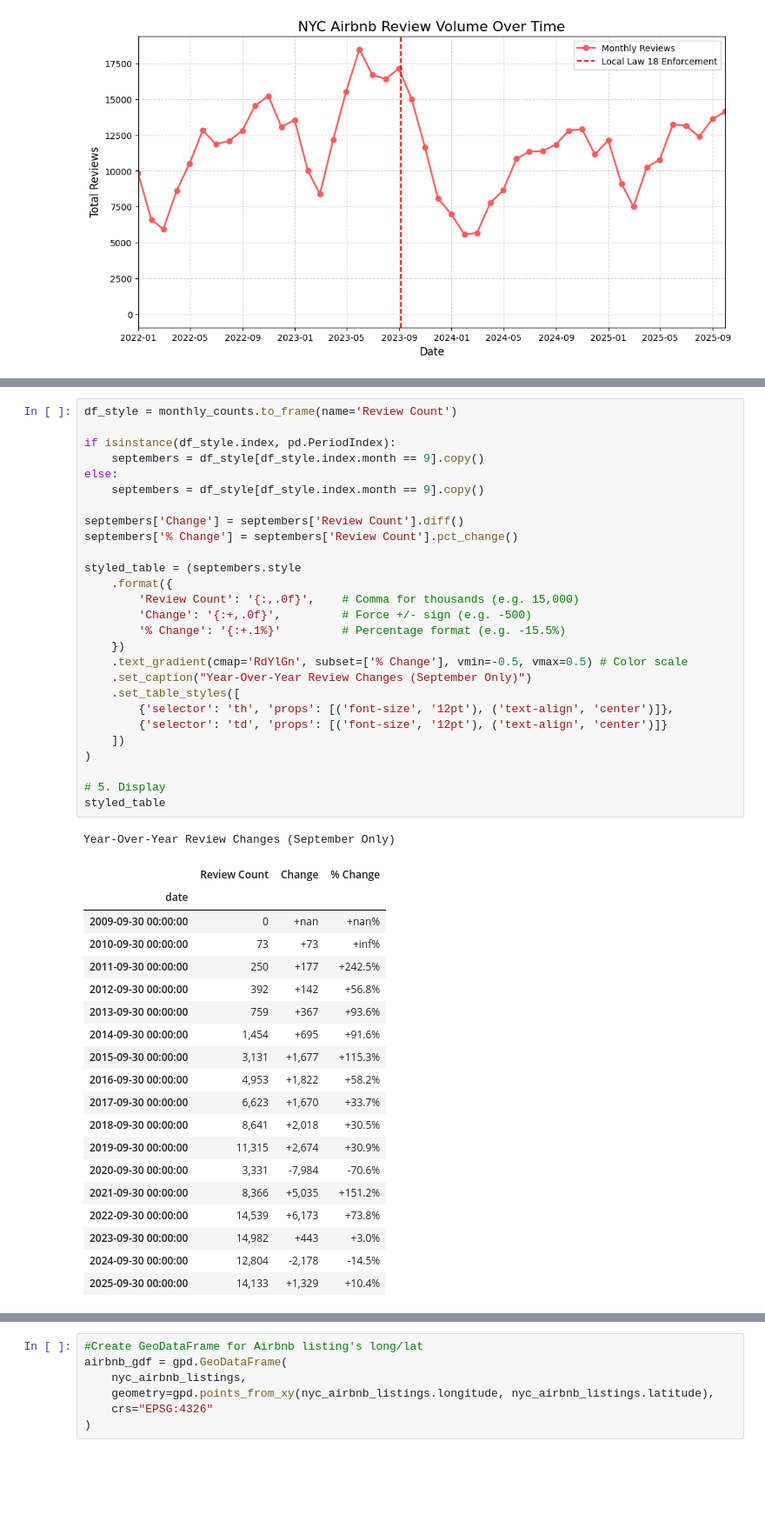
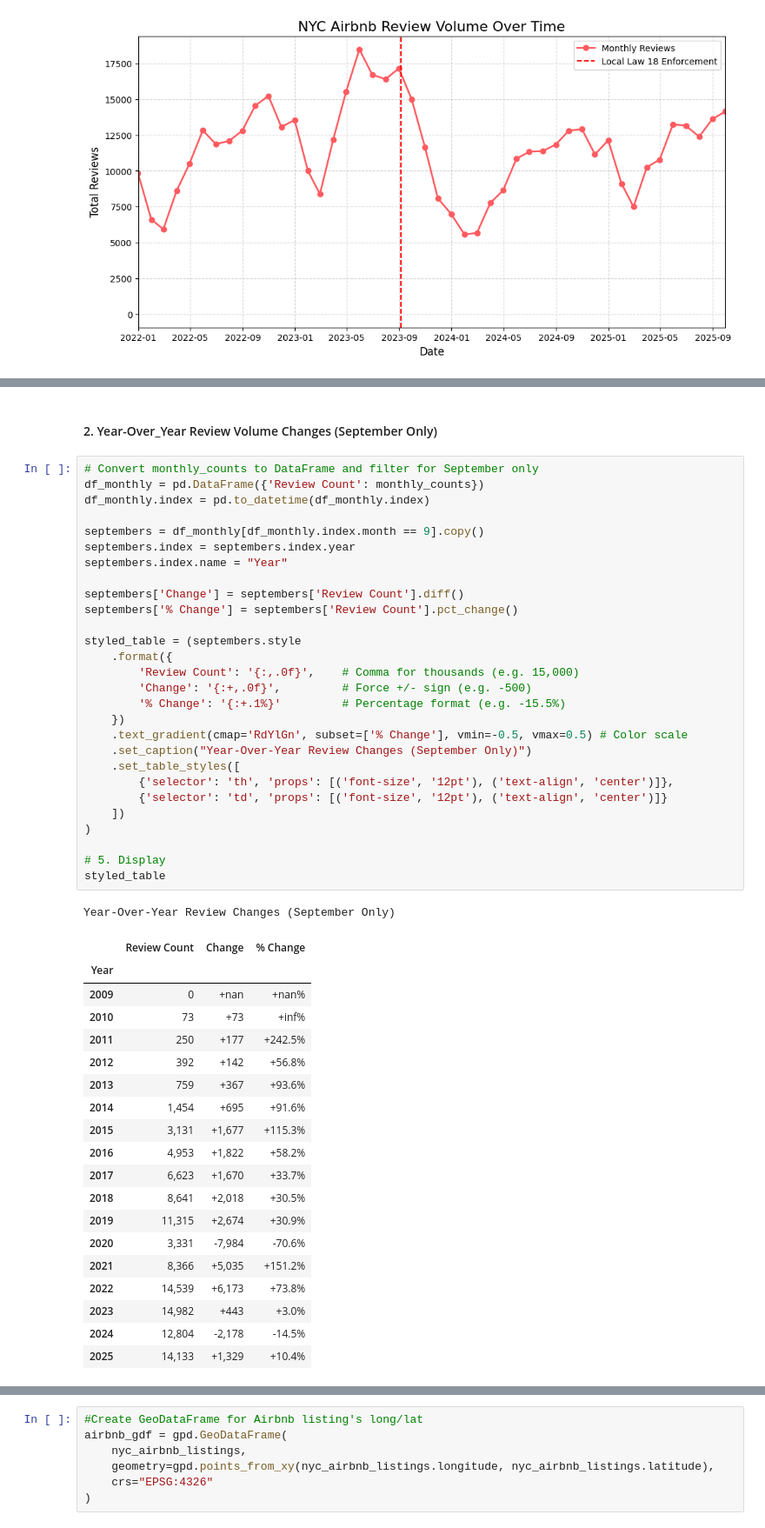
Before and after one commit to JScheble/NYC_AirBnb_Affects, a Jupyter notebook: airbnb_db_init.ipynb, the cells around one changed output, grey strips where cells are left out. Shown at 87% size. Saved outputs shown, nothing was run; the diff lists cells and outputs as text; blank space fills up the shorter version.

```diff
--- a/airbnb_db_init.ipynb
+++ b/airbnb_db_init.ipynb
@@ -74,48 +90,51 @@ plt.tight_layout
+# %% [markdown]
+#### 2. Year-Over_Year Review Volume Changes (September Only)
 # %%
-df_style = monthly_counts.to_frame(name='Review Count')
+# Convert monthly_counts to DataFrame and filter for September only
+df_monthly = pd.DataFrame({'Review Count': monthly_counts})
+df_monthly.index = pd.to_datetime(df_monthly.index)
 
-if isinstance(df_style.index, pd.PeriodIndex):
-    septembers = df_style[df_style.index.month == 9].copy()
-else:
-    septembers = df_style[df_style.index.month == 9].copy()
+septembers = df_monthly[df_monthly.index.month == 9].copy()
+septembers.index = septembers.index.year
+septembers.index.name = "Year"
 
 septembers['Change'] = septembers['Review Count'].diff()
 septembers['% Change'] = septembers['Review Count'].pct_change()
 
 styled_table = (septembers.style
     .format({
         'Review Count': '{:,.0f}',    # Comma for thousands (e.g. 15,000)
         'Change': '{:+,.0f}',         # Force +/- sign (e.g. -500)
         '% Change': '{:+.1%}'         # Percentage format (e.g. -15.5%)
     })
     .text_gradient(cmap='RdYlGn', subset=['% Change'], vmin=-0.5, vmax=0.5) # Color scale
     .set_caption("Year-Over-Year Review Changes (September Only)")
     .set_table_styles([
         {'selector': 'th', 'props': [('font-size', '12pt'), ('text-align', 'center')]},
         {'selector': 'td', 'props': [('font-size', '12pt'), ('text-align', 'center')]}
     ])
 )
 
 # 5. Display
 styled_table
 # %% [output]
 Year-Over-Year Review Changes (September Only)
 |  | Review Count | Change | % Change |
-| date |  |  |  |
-| 2009-09-30 00:00:00 | 0 | +nan | +nan% |
-| 2010-09-30 00:00:00 | 73 | +73 | +inf% |
-| 2011-09-30 00:00:00 | 250 | +177 | +242.5% |
-| 2012-09-30 00:00:00 | 392 | +142 | +56.8% |
-| 2013-09-30 00:00:00 | 759 | +367 | +93.6% |
-| 2014-09-30 00:00:00 | 1,454 | +695 | +91.6% |
-| 2015-09-30 00:00:00 | 3,131 | +1,677 | +115.3% |
-| 2016-09-30 00:00:00 | 4,953 | +1,822 | +58.2% |
-| 2017-09-30 00:00:00 | 6,623 | +1,670 | +33.7% |
-| 2018-09-30 00:00:00 | 8,641 | +2,018 | +30.5% |
-| 2019-09-30 00:00:00 | 11,315 | +2,674 | +30.9% |
-| 2020-09-30 00:00:00 | 3,331 | -7,984 | -70.6% |
-| 2021-09-30 00:00:00 | 8,366 | +5,035 | +151.2% |
-| 2022-09-30 00:00:00 | 14,539 | +6,173 | +73.8% |
-| 2023-09-30 00:00:00 | 14,982 | +443 | +3.0% |
-| 2024-09-30 00:00:00 | 12,804 | -2,178 | -14.5% |
-| 2025-09-30 00:00:00 | 14,133 | +1,329 | +10.4% |
+| Year |  |  |  |
+| 2009 | 0 | +nan | +nan% |
+| 2010 | 73 | +73 | +inf% |
+| 2011 | 250 | +177 | +242.5% |
+| 2012 | 392 | +142 | +56.8% |
+| 2013 | 759 | +367 | +93.6% |
+| 2014 | 1,454 | +695 | +91.6% |
+| 2015 | 3,131 | +1,677 | +115.3% |
+| 2016 | 4,953 | +1,822 | +58.2% |
+| 2017 | 6,623 | +1,670 | +33.7% |
+| 2018 | 8,641 | +2,018 | +30.5% |
+| 2019 | 11,315 | +2,674 | +30.9% |
+| 2020 | 3,331 | -7,984 | -70.6% |
+| 2021 | 8,366 | +5,035 | +151.2% |
+| 2022 | 14,539 | +6,173 | +73.8% |
+| 2023 | 14,982 | +443 | +3.0% |
+| 2024 | 12,804 | -2,178 | -14.5% |
+| 2025 | 14,133 | +1,329 | +10.4% |
```
Also changed, not shown: parts of 62 cells of this notebook, 21 other files.
